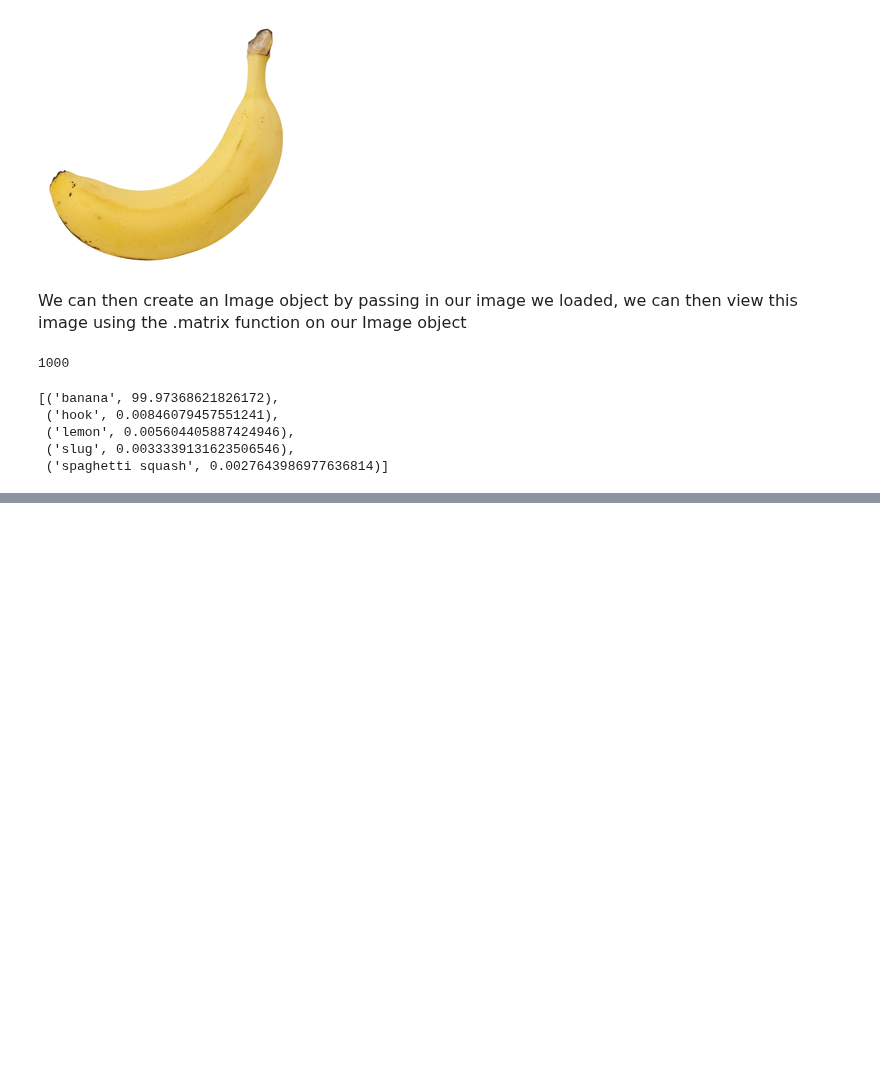
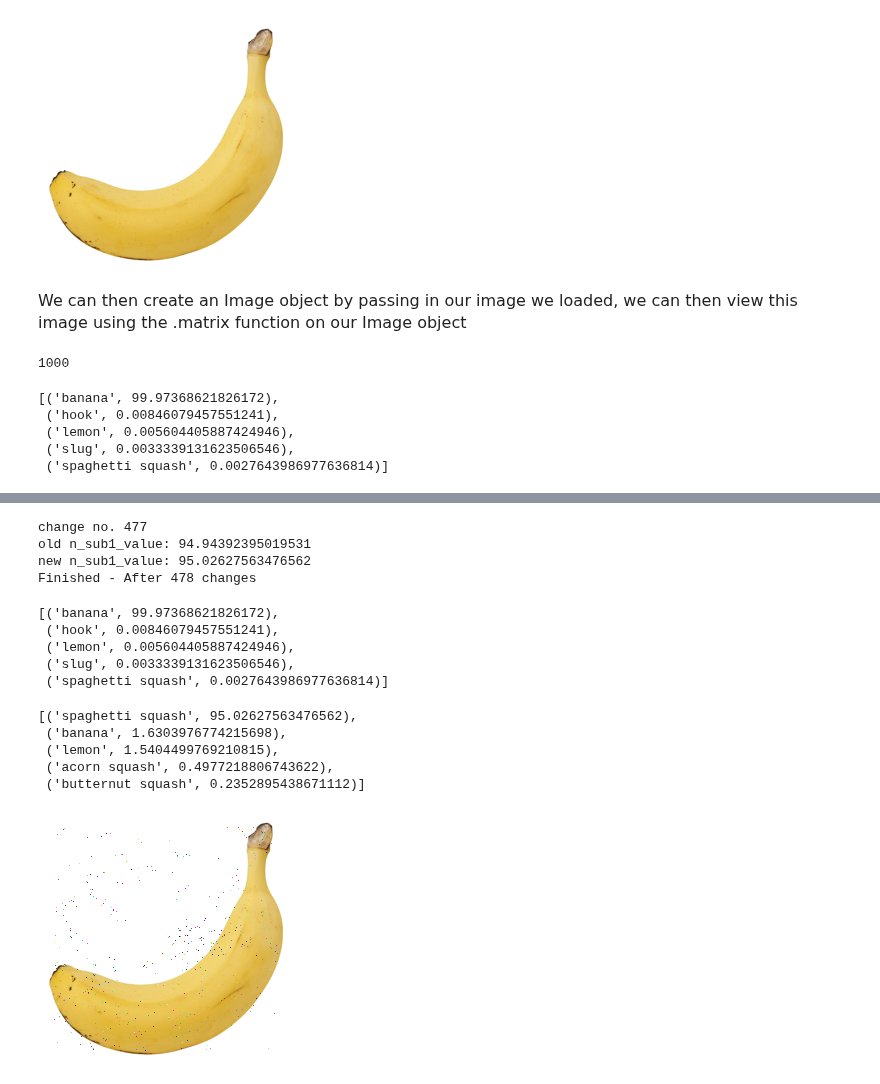
Before and after one commit to tedtay/adversarial-attacks-demonstration, a Jupyter notebook: demo.ipynb, the cells around one changed output, grey strips where cells are left out. Cells and saved outputs as stored; diff of their text form; code cells hidden in the pictures; blank space fills up the shorter version.

```diff
--- a/demo.ipynb
+++ b/demo.ipynb
@@ -96,0 +122,30 @@ for i in range(0,255):
+# %%
+result = our_image.trick(name='spaghetti squash')
+# %% [output]
+change no. 477
+old n_sub1_value: 94.94392395019531
+new n_sub1_value: 95.02627563476562
+Finished - After 478 changes
+# %%
+# the original banana predictions
+result[0][:5]
+# %% [output]
+[('banana', 99.97368621826172),
+ ('hook', 0.00846079457551241),
+ ('lemon', 0.005604405887424946),
+ ('slug', 0.0033339131623506546),
+ ('spaghetti squash', 0.0027643986977636814)]
+# %%
+# the new banana predictions
+result[1][:5]
+# %% [output]
+[('spaghetti squash', 95.02627563476562),
+ ('banana', 1.6303976774215698),
+ ('lemon', 1.5404499769210815),
+ ('acorn squash', 0.4977218806743622),
+ ('butternut squash', 0.2352895438671112)]
+# %%
+# the new banana image
+result[2]
+# %% [output]
+[figure, added]
```
Also changed, not shown: parts of 25 cells of this notebook.
